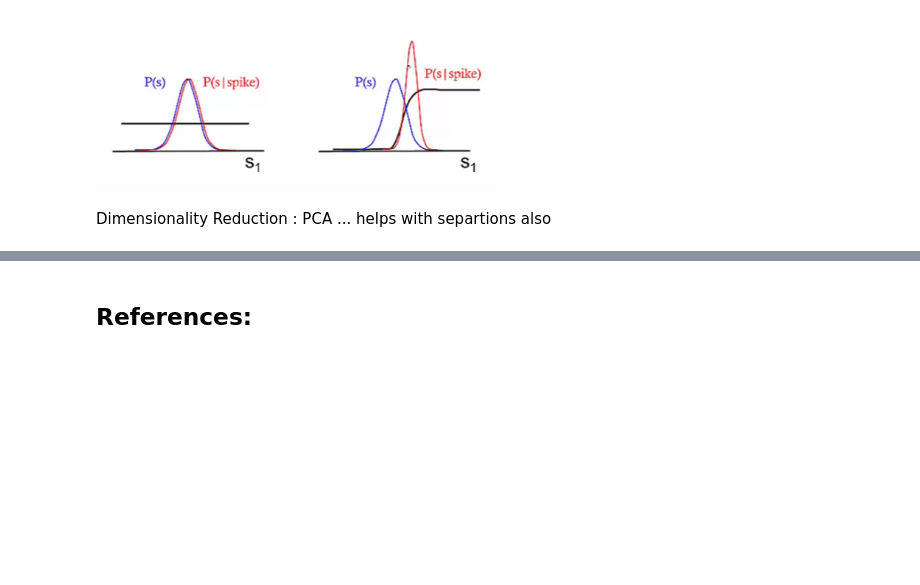
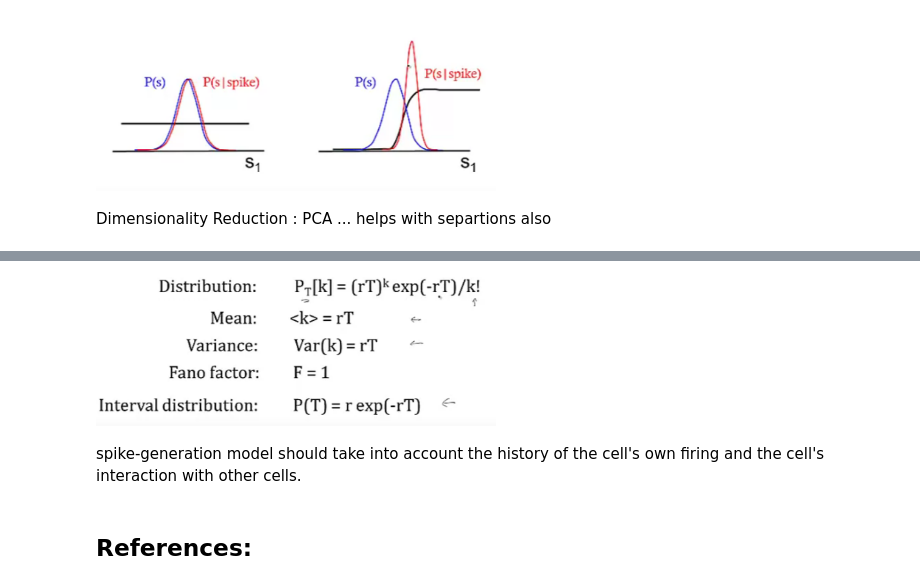
Before and after one commit to mhmdrdwn/com-neuro, a Jupyter notebook: week2.ipynb, the cells around one changed output, grey strips where cells are left out. Cells and saved outputs as stored; diff of their text form; code cells hidden in the pictures; blank space fills up the shorter version.

Commit message:
from response to spike

```diff
--- a/week2.ipynb
+++ b/week2.ipynb
@@ -203,3 +244,9 @@ Dimensionality Reduction : PCA ... helps with separtions also
+# %%
+Image(filename= "poisson.png", width=400)
+# %% [output]
+[figure, added]
+# %% [markdown]
+spike-generation model should take into account the history of the cell's own firing and the cell's interaction with other cells.
 # %% [markdown]
 ## References:
 # %% [markdown]
```
Also changed, not shown: parts of 4 cells of this notebook.
